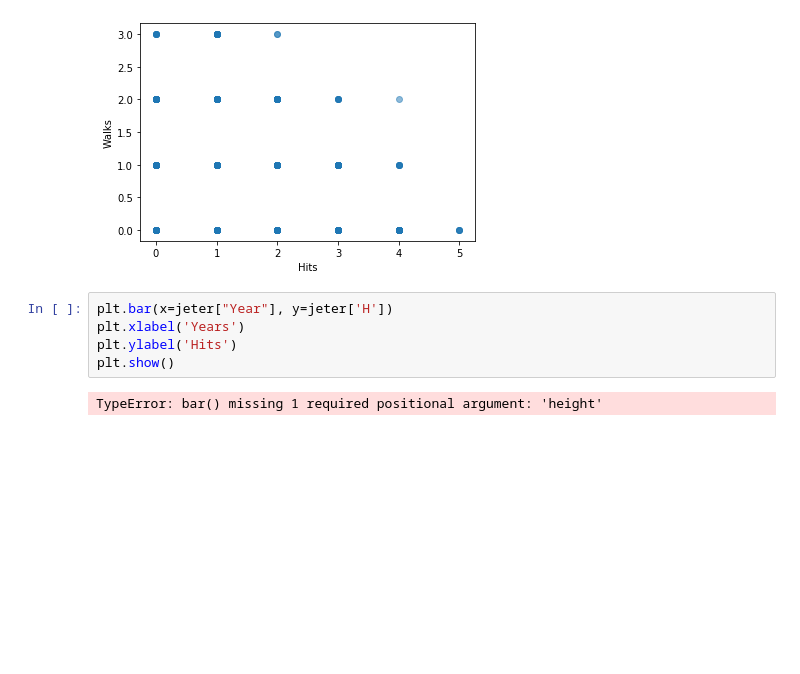
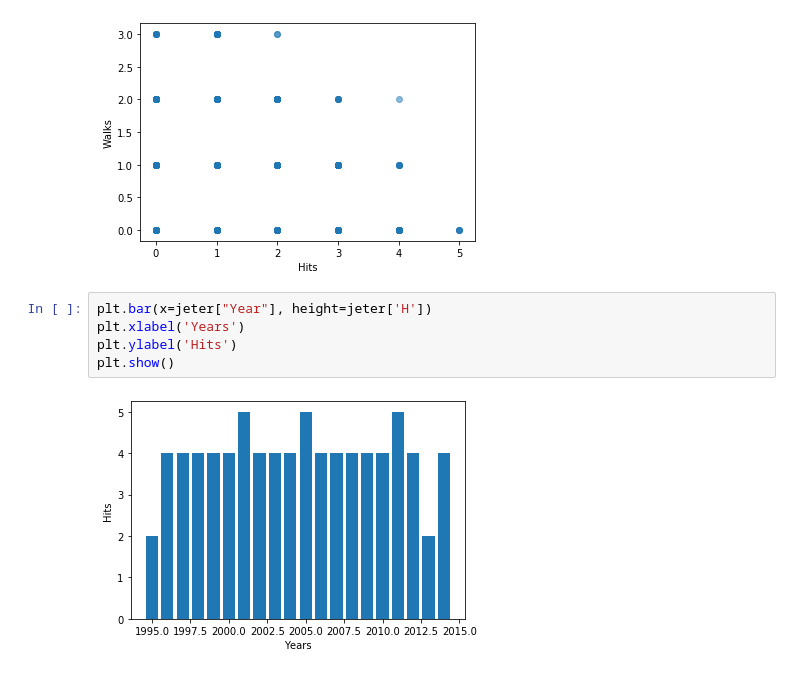
Before and after one commit to mattmaitland1/DerekJeterAnalysis, a Jupyter notebook: Project.ipynb, the cells around one changed output. Cells and saved outputs as stored; diff of their text form; blank space fills up the shorter version.

```diff
--- a/Project.ipynb
+++ b/Project.ipynb
@@ -130,9 +130,9 @@ plt.ylabel('Walks')
 Text(0, 0.5, 'Walks')
 [figure]
 # %%
-plt.bar(x=jeter["Year"], y=jeter['H'])
+plt.bar(x=jeter["Year"], height=jeter['H'])
 plt.xlabel('Years')
 plt.ylabel('Hits')
 plt.show()
 # %% [output]
-TypeError: bar() missing 1 required positional argument: 'height'
+[figure, added]
```
Also changed, not shown: parts of 2 cells of this notebook.
